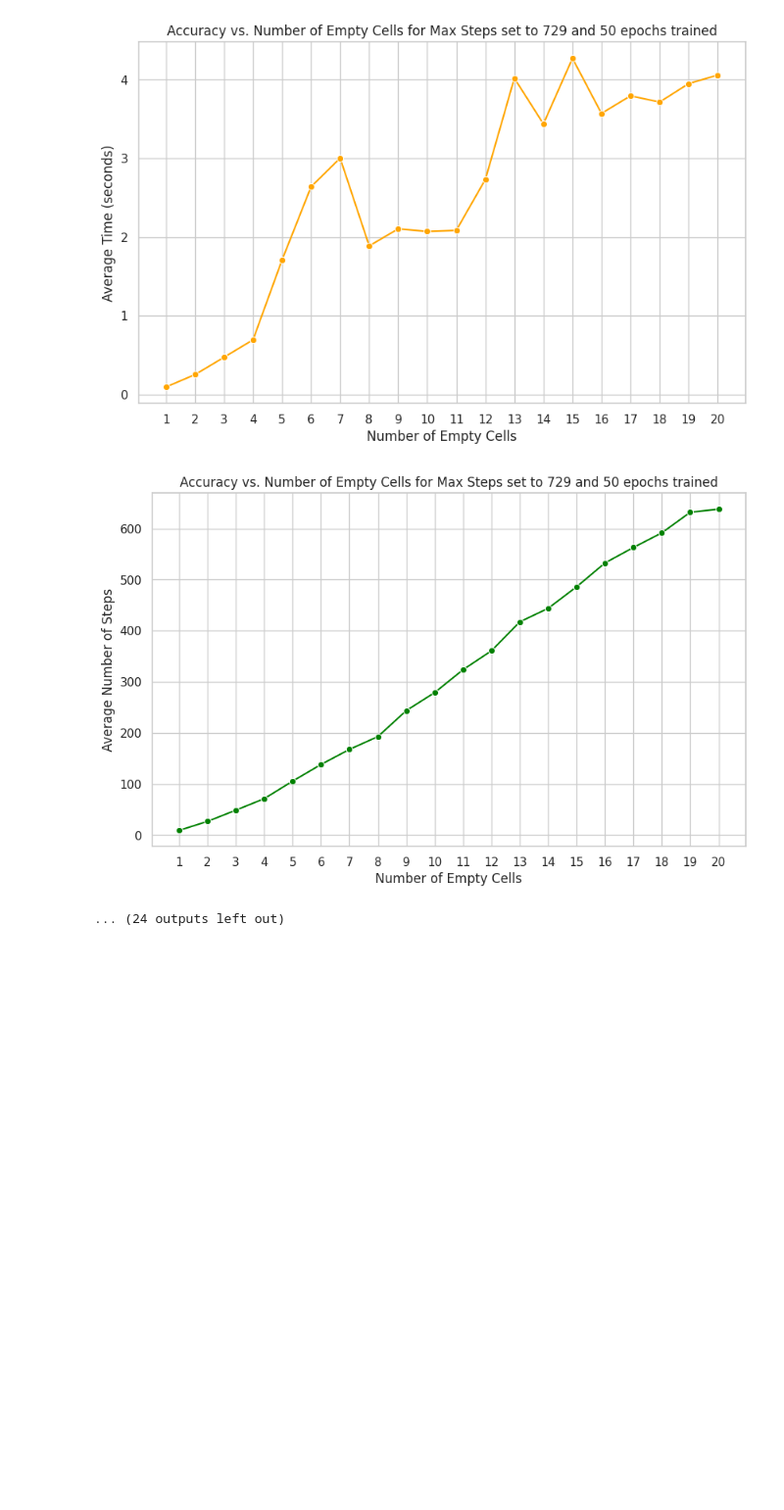
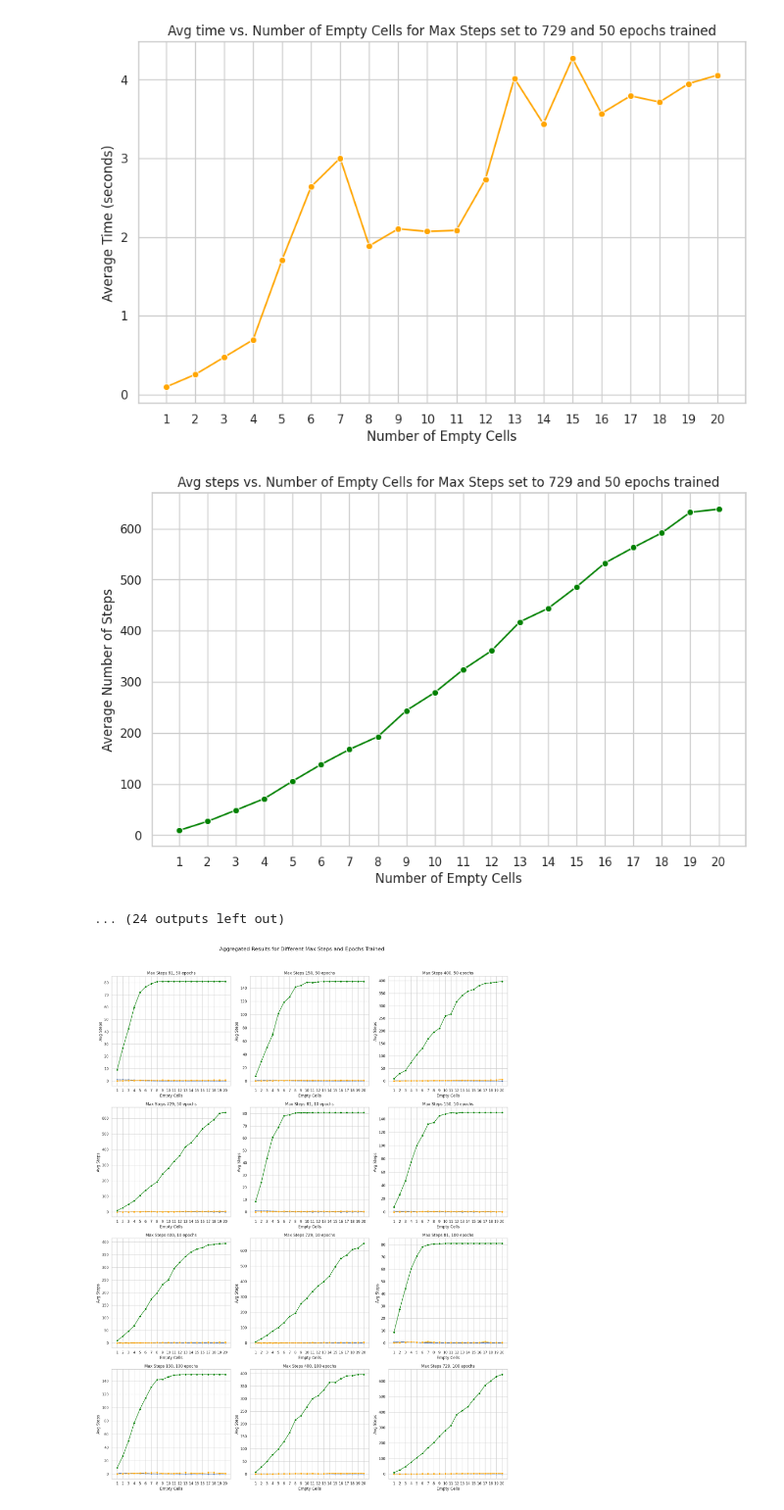
Before and after one commit to AntKlo/neuro-symbolic-sudoku-solver, a Jupyter notebook: results_analysis.ipynb, the cells around one changed output. Shown at 98% size. Cells and saved outputs as stored; diff of their text form; code cells hidden in the pictures; blank space fills up the shorter version.

Commit message:
Corrected plots generation

```diff
--- a/results_analysis.ipynb
+++ b/results_analysis.ipynb
@@ -13,7 +13,7 @@ max_steps = [81, 150, 400, 729] * 3
 epochs_trained = [50] * 4 + [10] * 4 + [100] * 4
 
 
-for file_name, max_steps, epochs_trained in zip(file_names, max_steps, epochs_trained):
+for file_name, max_step, epoch_trained in zip(file_names, max_steps, epochs_trained):
     # Load data from CSV without header
     df = pd.read_csv(file_name, header=None)
 
@@ -28,7 +28,7 @@ for file_name, max_steps, epochs_trained in zip(file_names, max_steps, epochs_tr
     # Plot 1: Accuracy vs Empty Cells
     plt.figure(figsize=(10, 6))
     sns.lineplot(data=df, x="empty_cells", y="accuracy", marker="o")
-    plt.title(f'Accuracy vs. Number of Empty Cells for Max Steps set to {max_steps} and {epochs_trained} epochs trained')
+    plt.title(f'Accuracy vs. Number of Empty Cells for Max Steps set to {max_step} and {epoch_trained} epochs trained')
     plt.xlabel('Number of Empty Cells')
     plt.ylabel('Accuracy')
     plt.xticks(np.arange(min(df["empty_cells"]), max(df["empty_cells"])+1, 1.0))
@@ -37,7 +37,7 @@ for file_name, max_steps, epochs_trained in zip(file_names, max_steps, epochs_tr
     # Plot 2: Average Time vs Empty Cells
     plt.figure(figsize=(10, 6))
     sns.lineplot(data=df, x="empty_cells", y="avg_time", marker="o", color='orange')
-    plt.title(f'Accuracy vs. Number of Empty Cells for Max Steps set to {max_steps} and {epochs_trained} epochs trained')
+    plt.title(f'Avg time vs. Number of Empty Cells for Max Steps set to {max_step} and {epoch_trained} epochs trained')
     plt.xlabel('Number of Empty Cells')
     plt.ylabel('Average Time (seconds)')
     plt.xticks(np.arange(min(df["empty_cells"]), max(df["empty_cells"])+1, 1.0))
@@ -46,7 +46,7 @@ for file_name, max_steps, epochs_trained in zip(file_names, max_steps, epochs_tr
     # Plot 3: Average Steps vs Empty Cells
     plt.figure(figsize=(10, 6))
     sns.lineplot(data=df, x="empty_cells", y="avg_steps", marker="o", color='green')
-    plt.title(f'Accuracy vs. Number of Empty Cells for Max Steps set to {max_steps} and {epochs_trained} epochs trained')
+    plt.title(f'Avg steps vs. Number of Empty Cells for Max Steps set to {max_step} and {epoch_trained} epochs trained')
     plt.xlabel('Number of Empty Cells')
     plt.ylabel('Average Number of Steps')
     plt.xticks(np.arange(min(df["empty_cells"]), max(df["empty_cells"])+1, 1.0))
@@ -65,3 +65,36 @@ for file_name, max_steps, epochs_trained in zip(file_names, max_steps, epochs_tr
 [figure]
 [figure]
 ... (24 outputs left out)
+# %%
+# Create a figure with 4 rows and 3 columns of subplots
+fig, axes = plt.subplots(4, 3, figsize=(18, 24))
+fig.suptitle('Aggregated Results for Different Max Steps and Epochs Trained', fontsize=16)
+i = 0
+for file_name, max_step, epoch_trained in zip(file_names, max_steps, epochs_trained):
+    # Load data from CSV without header
+    df = pd.read_csv(file_name, header=None)
+    # Assign column names
+    df.columns = ['empty_cells', 'accuracy', 'avg_time', 'avg_steps']
+
+    # Plot Accuracy vs Empty Cells in the grid
+    sns.lineplot(data=df, x="empty_cells", y="accuracy", marker="o", ax=axes[i//3, i%3])
+    axes[i//3, i%3].set_title(f'Max Steps {max_step}, {epoch_trained} epochs')
+    axes[i//3, i%3].set_xlabel('Empty Cells')
+    axes[i//3, i%3].set_ylabel('Accuracy')
+    axes[i//3, i%3].set_xticks(np.arange(min(df["empty_cells"]), max(df["empty_cells"])+1, 1.0))
+
+    # Plot Average Time vs Empty Cells in the grid
+    sns.lineplot(data=df, x="empty_cells", y="avg_time", marker="o", color='orange', ax=axes[i//3, i%3])
+    axes[i//3, i%3].set_ylabel('Avg Time (seconds)')
+
+    # Plot Average Steps vs Empty Cells in the grid
+    sns.lineplot(data=df, x="empty_cells", y="avg_steps", marker="o", color='green', ax=axes[i//3, i%3])
+    axes[i//3, i%3].set_ylabel('Avg Steps')
+
+    i += 1
+
+# Adjust layout
+plt.tight_layout(rect=[0, 0, 1, 0.96])
+plt.show()
+# %% [output]
+[figure, added]
```
